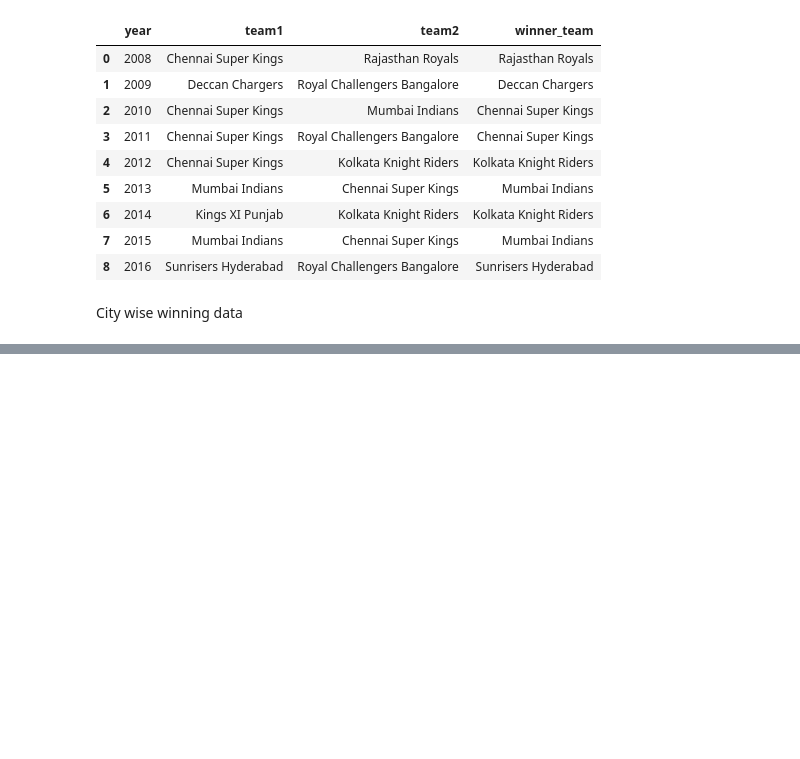
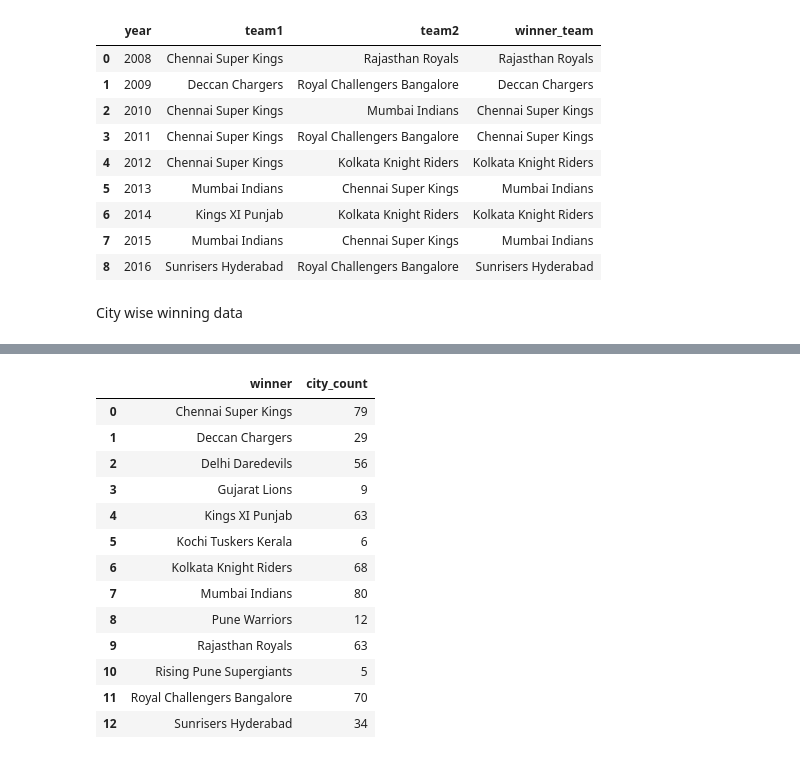
Before and after one commit to Bharath4259/IPL-Analysis, a Jupyter notebook: IPL.ipynb, the cells around one changed output, grey strips where cells are left out. Cells and saved outputs as stored; diff of their text form; code cells hidden in the pictures; blank space fills up the shorter version.

Commit message:
City wise winning data

```diff
--- a/IPL.ipynb
+++ b/IPL.ipynb
@@ -142,0 +144,3 @@ city_matches
+# %%
+grouped_lst = city_matches[['winner', 'city']].groupby(['winner'], as_index=False, sort=True, group_keys=True)
+grouped_lst
@@ -142,0 +170,19 @@ city_matches
+# %%
+# pd.DataFrame(grouped_lst).reset_index()
+# grouped_lst.to_frame()
+pd.DataFrame(grouped_lst['winner', 'city'].size().reset_index(name = "city_count"))
+# %% [output]
+|  | winner | city_count |
+| 0 | Chennai Super Kings | 79 |
+| 1 | Deccan Chargers | 29 |
+| 2 | Delhi Daredevils | 56 |
+| 3 | Gujarat Lions | 9 |
+| 4 | Kings XI Punjab | 63 |
+| 5 | Kochi Tuskers Kerala | 6 |
+| 6 | Kolkata Knight Riders | 68 |
+| 7 | Mumbai Indians | 80 |
+| 8 | Pune Warriors | 12 |
+| 9 | Rajasthan Royals | 63 |
+| 10 | Rising Pune Supergiants | 5 |
+| 11 | Royal Challengers Bangalore | 70 |
+| 12 | Sunrisers Hyderabad | 34 |
```
Also changed, not shown: parts of 4 cells of this notebook.
